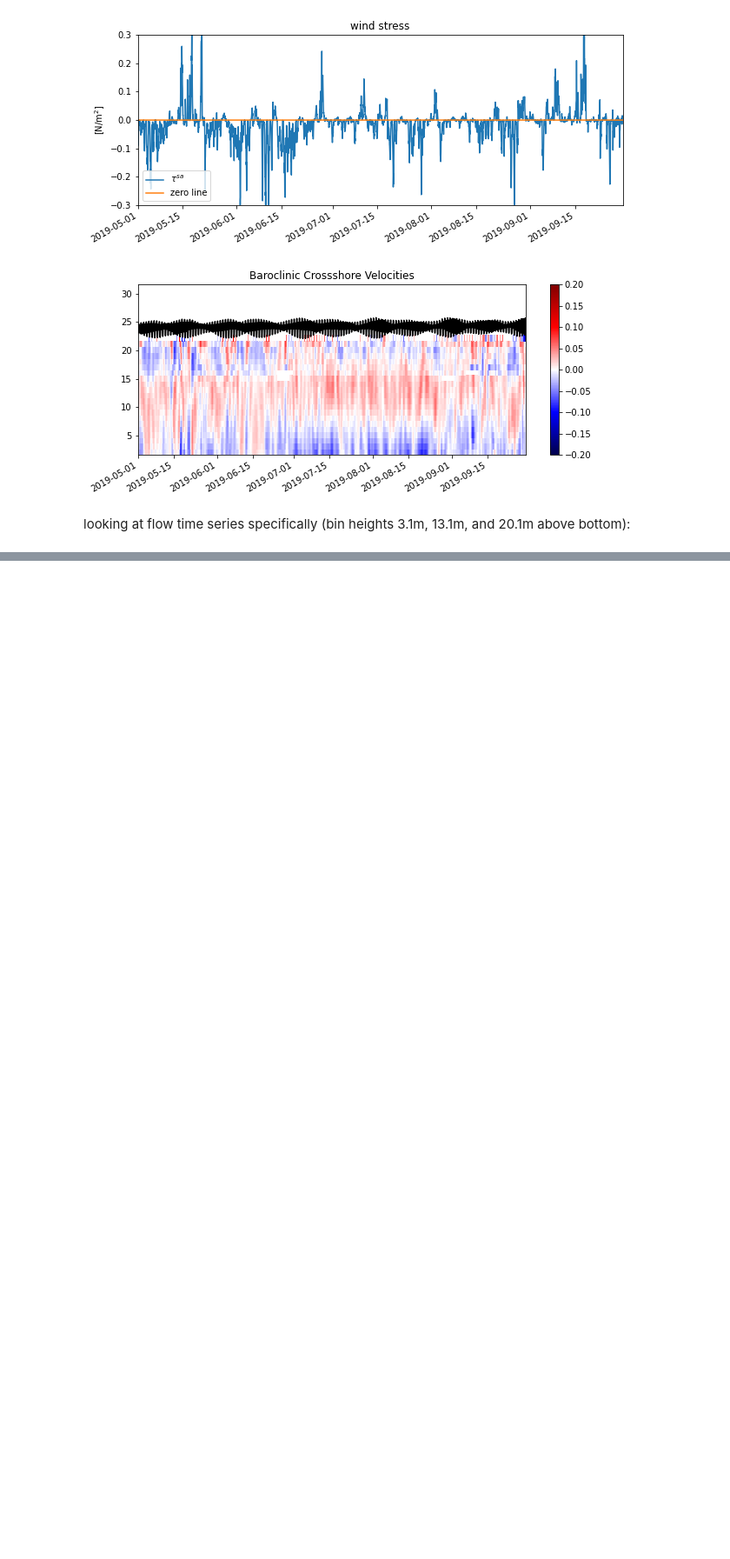
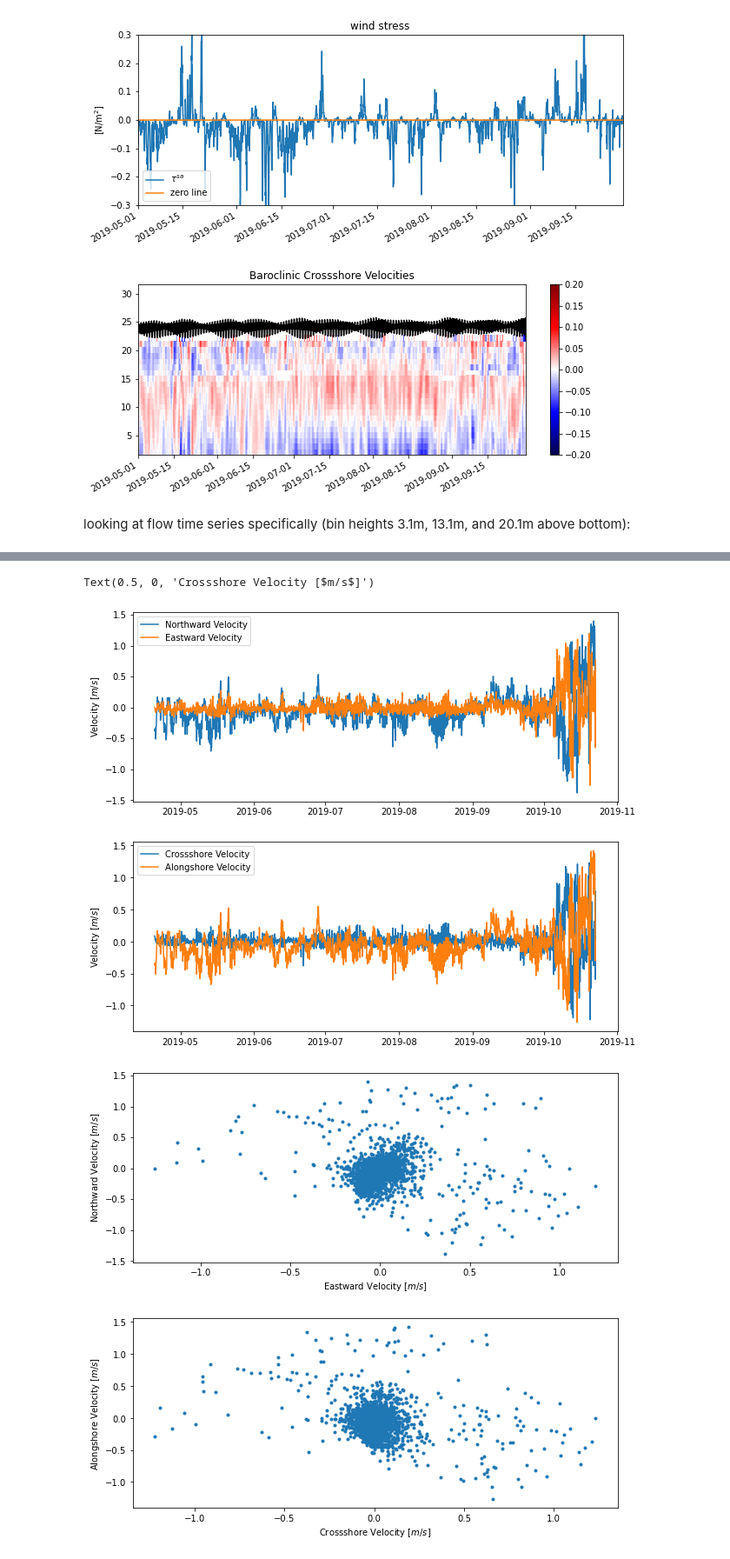
Before and after one commit to ascherer97/REU21, a Jupyter notebook: inshore_adcp_analysis.ipynb, the cells around one changed output, grey strips where cells are left out. Shown at 87% size. Saved outputs shown, nothing was run; the diff lists cells and outputs as text; code cells hidden in the pictures; blank space fills up the shorter version.

```diff
--- a/inshore_adcp_analysis.ipynb
+++ b/inshore_adcp_analysis.ipynb
@@ -410,0 +440,31 @@ ax2.set_ylim([-.08,.08])
+# %%
+theta,major,minor = princax(ds['uda'],ds['vda']) #using prinicipal axis from sea bottom adcp data
+ds_surf['cs'],ds_surf['as'] = rot(ds_surf['eastward_velocity'],ds_surf['northward_velocity'],-theta+90)
+
+plt.figure(figsize=(10,4))
+plt.plot(ds_surf['time'],ds_surf['northward_velocity'],label='Northward Velocity')
+plt.plot(ds_surf['time'],ds_surf['eastward_velocity'],label='Eastward Velocity')
+plt.ylabel('Velocity [$m/s$]')
+plt.legend()
+
+plt.figure(figsize=(10,4))
+plt.plot(ds_surf['time'],ds_surf['cs'],label='Crossshore Velocity')
+plt.plot(ds_surf['time'],ds_surf['as'],label='Alongshore Velocity')
+plt.ylabel('Velocity [$m/s$]')
+plt.legend()
+
+plt.figure(figsize=(10,4))
+plt.plot(ds_surf['eastward_velocity'],ds_surf['northward_velocity'],'.')
+plt.ylabel('Northward Velocity [$m/s$]')
+plt.xlabel('Eastward Velocity [$m/s$]')
+
+plt.figure(figsize=(10,4))
+plt.plot(ds_surf['cs'],ds_surf['as'],'.')
+plt.ylabel('Alongshore Velocity [$m/s$]')
+plt.xlabel('Crossshore Velocity [$m/s$]')
+# %% [output]
+Text(0.5, 0, 'Crossshore Velocity [$m/s$]')
+[figure, added]
+[figure, added]
+[figure, added]
+[figure, added]
```
Also changed, not shown: parts of 15 cells of this notebook.
